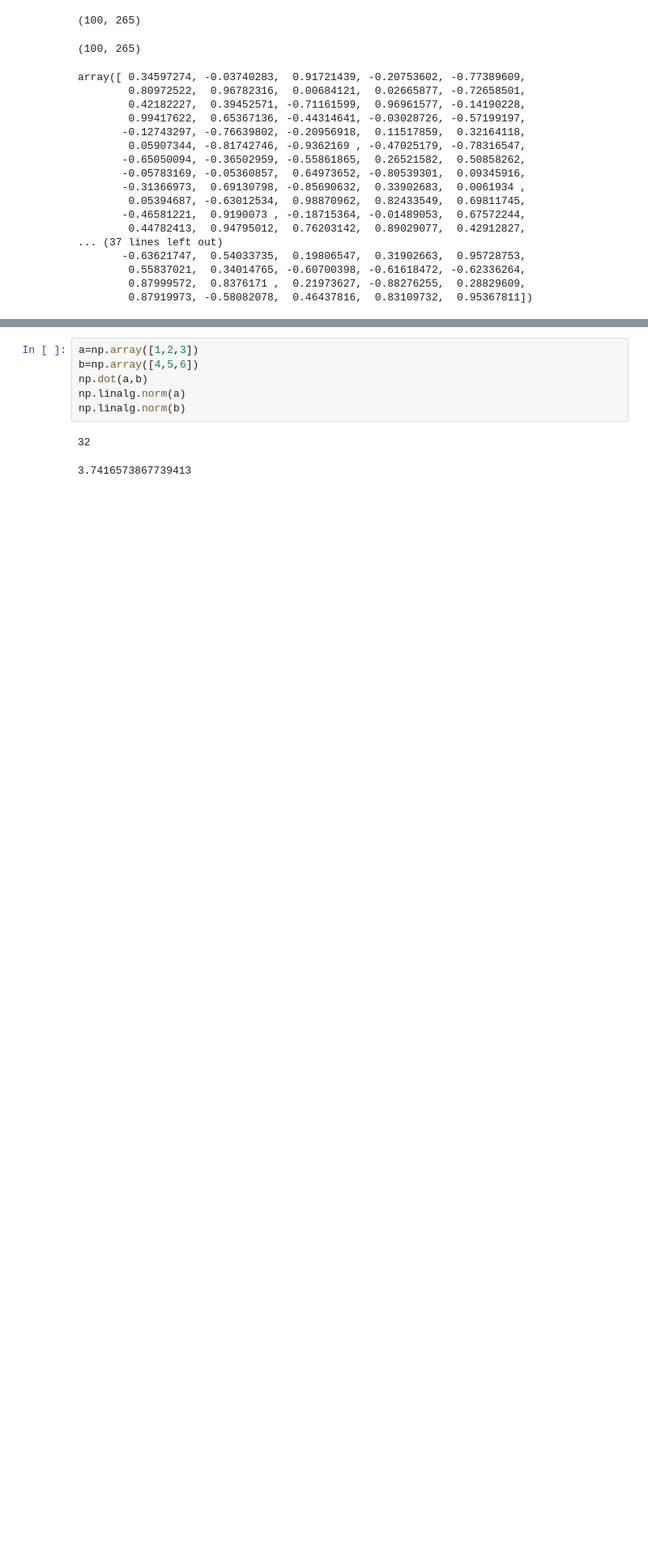
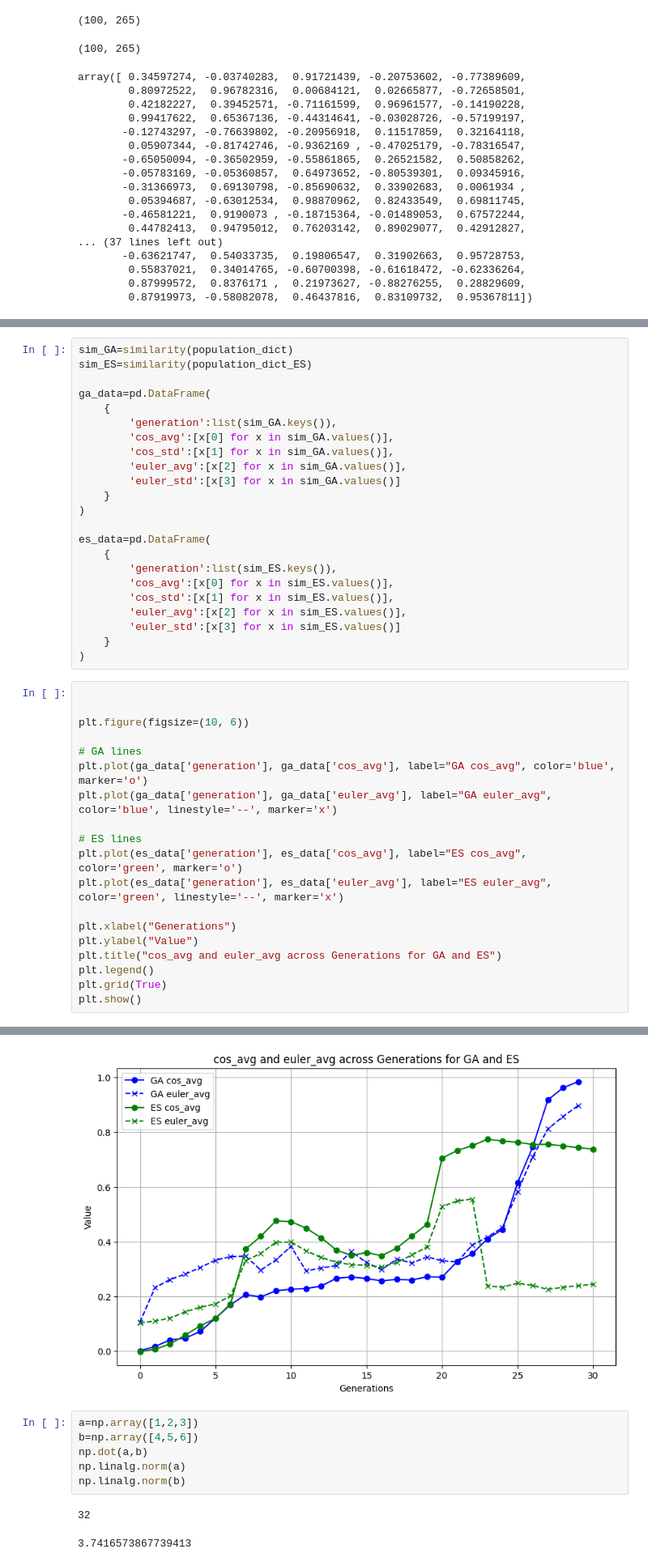
Before and after one commit to SuperAileen/evoman_framework_group24, a Jupyter notebook: similarity.ipynb, the cells around one changed output, grey strips where cells are left out. Shown at 81% size. Drawn from its saved outputs; the diff is of its cells as text; blank space fills up the shorter version.

Commit message:
similarity

```diff
--- a/similarity.ipynb
+++ b/similarity.ipynb
@@ -217,2 +274,45 @@ def similarity(population_dict):
 
     return generations_similarity
+# %%
+sim_GA=similarity(population_dict)
+sim_ES=similarity(population_dict_ES)
+
+ga_data=pd.DataFrame(
+    {
+        'generation':list(sim_GA.keys()),
+        'cos_avg':[x[0] for x in sim_GA.values()],
+        'cos_std':[x[1] for x in sim_GA.values()],
+        'euler_avg':[x[2] for x in sim_GA.values()],
+        'euler_std':[x[3] for x in sim_GA.values()]
+    }
+)
+
+es_data=pd.DataFrame(
+    {
+        'generation':list(sim_ES.keys()),
+        'cos_avg':[x[0] for x in sim_ES.values()],
+        'cos_std':[x[1] for x in sim_ES.values()],
+        'euler_avg':[x[2] for x in sim_ES.values()],
+        'euler_std':[x[3] for x in sim_ES.values()]
+    }
+)
+# %%
+
+
+plt.figure(figsize=(10, 6))
+
+# GA lines
+plt.plot(ga_data['generation'], ga_data['cos_avg'], label="GA cos_avg", color='blue', marker='o')
+plt.plot(ga_data['generation'], ga_data['euler_avg'], label="GA euler_avg", color='blue', linestyle='--', marker='x')
+
+# ES lines
+plt.plot(es_data['generation'], es_data['cos_avg'], label="ES cos_avg", color='green', marker='o')
+plt.plot(es_data['generation'], es_data['euler_avg'], label="ES euler_avg", color='green', linestyle='--', marker='x')
+
+plt.xlabel("Generations")
+plt.ylabel("Value")
+plt.title("cos_avg and euler_avg across Generations for GA and ES")
+plt.legend()
+plt.grid(True)
+plt.show()
+# %% [output]
@@ -219,3 +328,4 @@ def similarity(population_dict):
+[figure, added]
 # %%
 a=np.array([1,2,3])
 b=np.array([4,5,6])
```
Also changed, not shown: parts of 7 cells of this notebook.
